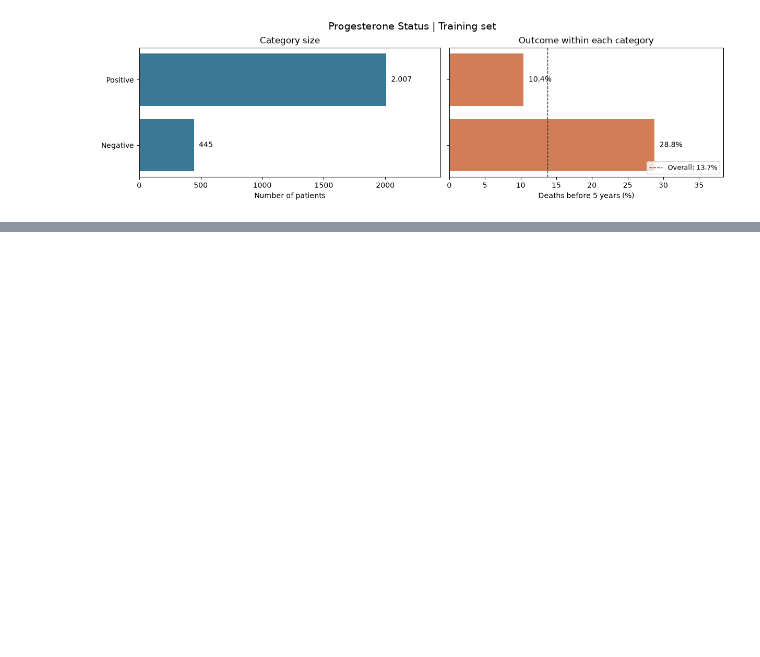
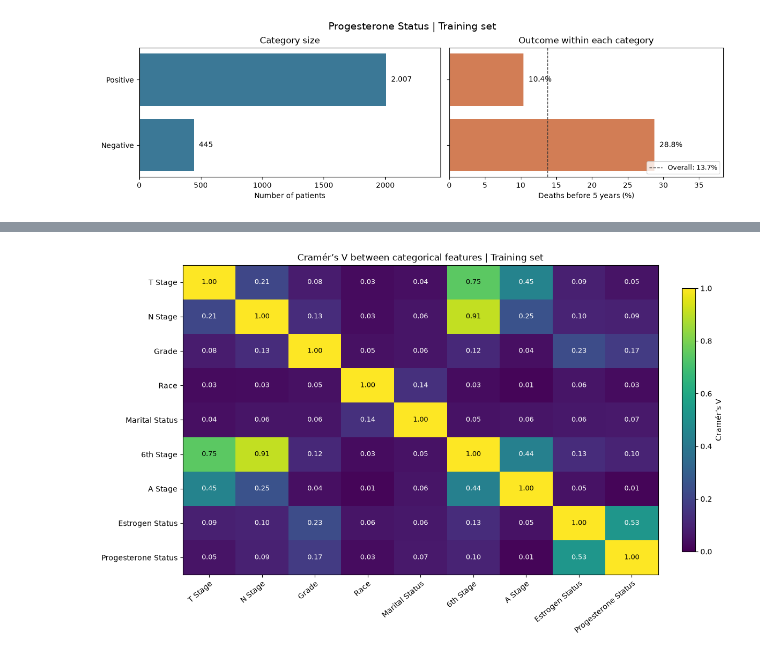
Before and after one commit to alicepelloni/progetto, a Jupyter notebook: breast_cancer.ipynb, the cells around one changed output, grey strips where cells are left out. Drawn from its saved outputs; the diff is of its cells as text; code cells hidden in the pictures; blank space fills up the shorter version.

```diff
--- a/breast_cancer.ipynb
+++ b/breast_cancer.ipynb
@@ -609,0 +623,14 @@ show_categorical_eda("Progesterone Status")
+# %%
+cramers_matrix = pd.DataFrame(np.nan, index=CAT_FEATURES, columns=CAT_FEATURES, dtype=float)
+for feature in CAT_FEATURES:
+    if relationship_data[feature].nunique(dropna=True) > 1:
+        cramers_matrix.loc[feature, feature] = 1.0
+for first, second in combinations(CAT_FEATURES, 2):
+    value = cramers_v(relationship_data[first], relationship_data[second])
+    cramers_matrix.loc[first, second] = value
+    cramers_matrix.loc[second, first] = value
+
+display(cramers_matrix.round(3))
+plot_relationship_matrix(cramers_matrix, "Cramér’s V between categorical features | Training set",
+                         "Cramér’s V", cmap="viridis", vmin=0, vmax=1)
+# %% [output]
@@ -609,0 +647 @@ show_categorical_eda("Progesterone Status")
+[figure, added]
```
Also changed, not shown: parts of 37 cells of this notebook, 1 other file.
